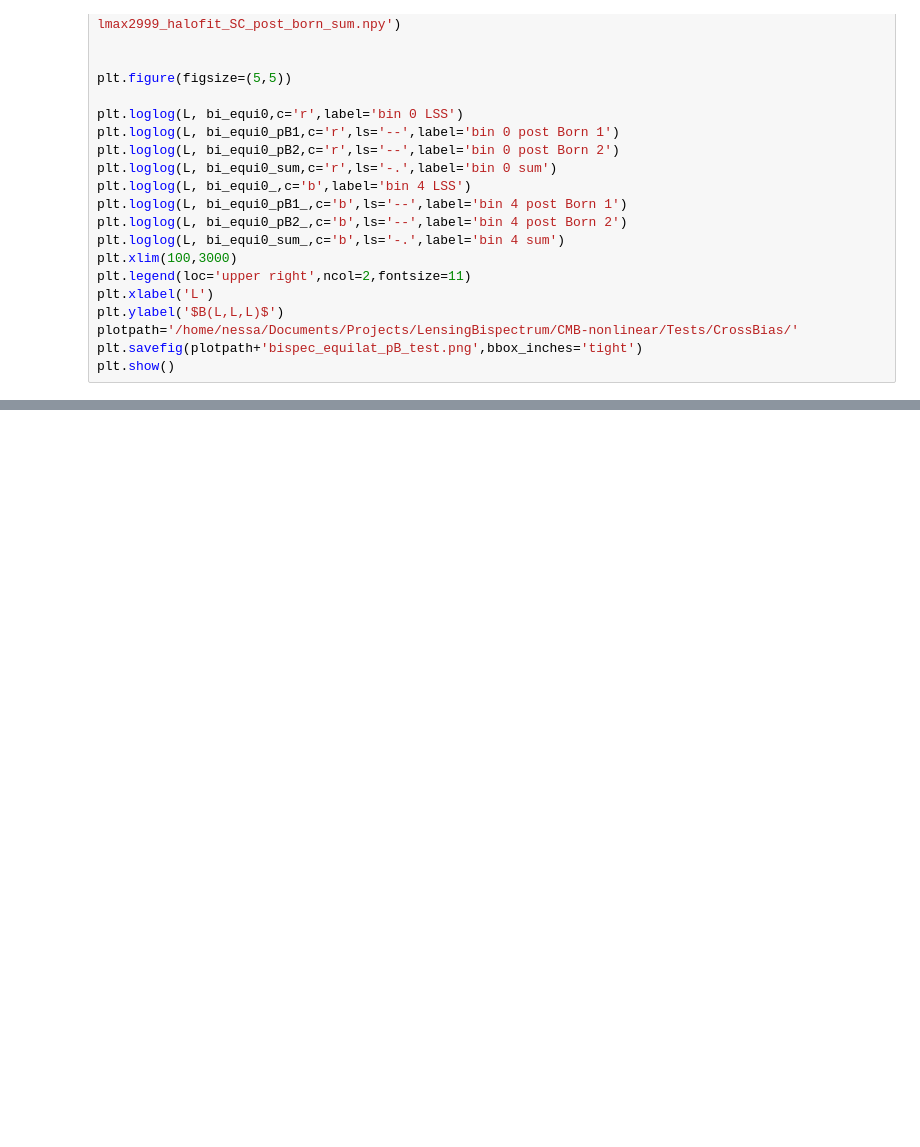
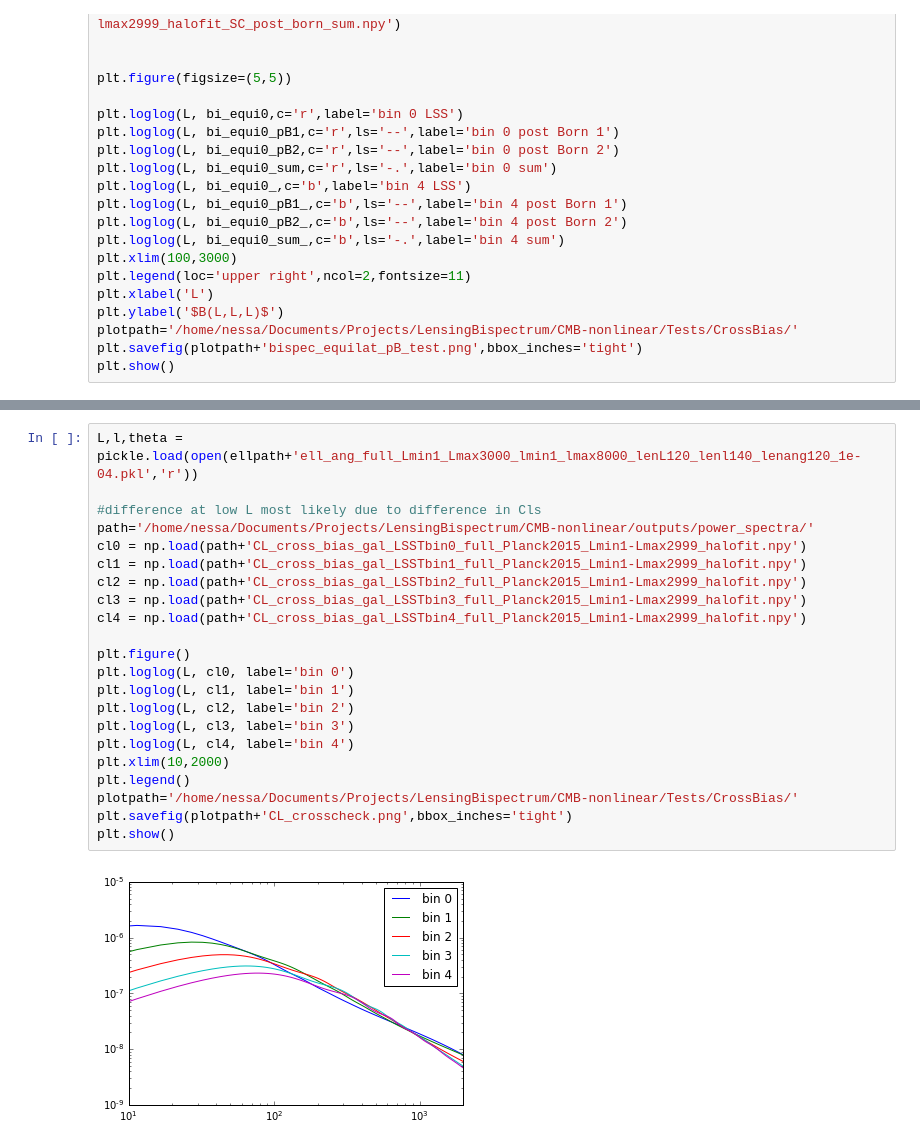
Before and after one commit to VMBoehm/BispectrumBias, a Jupyter notebook: GalaxyCrossBiasTests.ipynb, the cells around one changed output, grey strips where cells are left out. Cells and saved outputs as stored; diff of their text form; blank space fills up the shorter version.

```diff
--- a/GalaxyCrossBiasTests.ipynb
+++ b/GalaxyCrossBiasTests.ipynb
@@ -56,0 +64,24 @@ plt.show()
+# %%
+L,l,theta = pickle.load(open(ellpath+'ell_ang_full_Lmin1_Lmax3000_lmin1_lmax8000_lenL120_lenl140_lenang120_1e-04.pkl','r'))
+
+#difference at low L most likely due to difference in Cls
+path='/home/nessa/Documents/Projects/LensingBispectrum/CMB-nonlinear/outputs/power_spectra/'
+cl0 = np.load(path+'CL_cross_bias_gal_LSSTbin0_full_Planck2015_Lmin1-Lmax2999_halofit.npy')
+cl1 = np.load(path+'CL_cross_bias_gal_LSSTbin1_full_Planck2015_Lmin1-Lmax2999_halofit.npy')
+cl2 = np.load(path+'CL_cross_bias_gal_LSSTbin2_full_Planck2015_Lmin1-Lmax2999_halofit.npy')
+cl3 = np.load(path+'CL_cross_bias_gal_LSSTbin3_full_Planck2015_Lmin1-Lmax2999_halofit.npy')
+cl4 = np.load(path+'CL_cross_bias_gal_LSSTbin4_full_Planck2015_Lmin1-Lmax2999_halofit.npy')
+
+plt.figure()
+plt.loglog(L, cl0, label='bin 0')
+plt.loglog(L, cl1, label='bin 1')
+plt.loglog(L, cl2, label='bin 2')
+plt.loglog(L, cl3, label='bin 3')
+plt.loglog(L, cl4, label='bin 4')
+plt.xlim(10,2000)
+plt.legend()
+plotpath='/home/nessa/Documents/Projects/LensingBispectrum/CMB-nonlinear/Tests/CrossBias/'
+plt.savefig(plotpath+'CL_crosscheck.png',bbox_inches='tight')
+plt.show()
+# %% [output]
+[figure, added]
```
Also changed, not shown: parts of 1 cell of this notebook, 4 other files.
